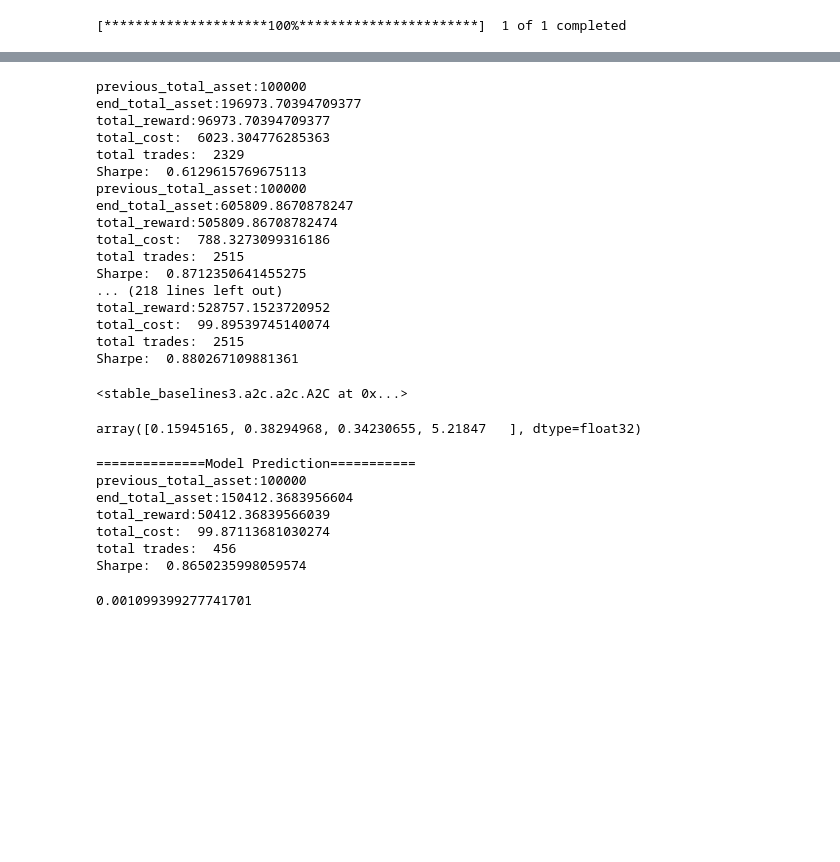
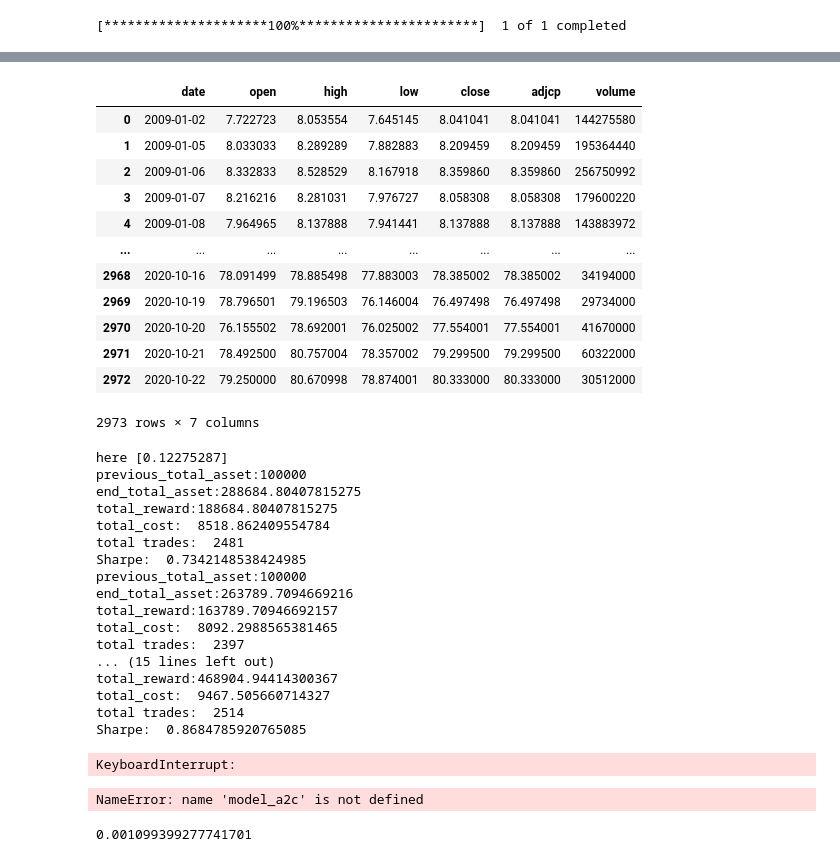
Before and after one commit to siddhi47/rl-project, a Jupyter notebook: notebooks/single-stock.ipynb, the cells around one changed output, grey strips where cells are left out. Drawn from its saved outputs; the diff is of its cells as text; code cells hidden in the pictures; blank space fills up the shorter version.

```diff
--- a/notebooks/single-stock.ipynb
+++ b/notebooks/single-stock.ipynb
@@ -50,3 +47,19 @@ data_df['macd'] = stock['macd']
 # %%
 data_clean = data_df.copy()
+# %%
+data_clean
+# %% [output]
+|  | date | open | high | low | close | adjcp | volume |
+| 0 | 2009-01-02 | 7.722723 | 8.053554 | 7.645145 | 8.041041 | 8.041041 | 144275580 |
+| 1 | 2009-01-05 | 8.033033 | 8.289289 | 7.882883 | 8.209459 | 8.209459 | 195364440 |
+| 2 | 2009-01-06 | 8.332833 | 8.528529 | 8.167918 | 8.359860 | 8.359860 | 256750992 |
+| 3 | 2009-01-07 | 8.216216 | 8.281031 | 7.976727 | 8.058308 | 8.058308 | 179600220 |
+| 4 | 2009-01-08 | 7.964965 | 8.137888 | 7.941441 | 8.137888 | 8.137888 | 143883972 |
+| ... | ... | ... | ... | ... | ... | ... | ... |
+| 2968 | 2020-10-16 | 78.091499 | 78.885498 | 77.883003 | 78.385002 | 78.385002 | 34194000 |
+| 2969 | 2020-10-19 | 78.796501 | 79.196503 | 76.146004 | 76.497498 | 76.497498 | 29734000 |
+| 2970 | 2020-10-20 | 76.155502 | 78.692001 | 76.025002 | 77.554001 | 77.554001 | 41670000 |
+| 2971 | 2020-10-21 | 78.492500 | 80.757004 | 78.357002 | 79.299500 | 79.299500 | 60322000 |
+| 2972 | 2020-10-22 | 79.250000 | 80.670998 | 78.874001 | 80.333000 | 80.333000 | 30512000 |
+2973 rows × 7 columns
 # %%
@@ -56,33 +70,26 @@ train=train.reset_index(drop=True)
 # %%
-
-
-#tensorboard --logdir ./single_stock_tensorboard/
-env_train.reset()
-env_train = DummyVecEnv([lambda: SingleStockEnv(train)])
-model_a2c = A2C('MlpPolicy', env_train, tensorboard_log="./single_stock_trading_2_tensorboard/")
-model_a2c.learn(total_timesteps=100000,tb_log_name="run_aapl_ppo")
-#model.save('AAPL_ppo_100k')
+env_train = DummyVecEnv([lambda: SingleStockEnv(train, feat_list = ['adjcp', 'macd'])])
+print("here",env_train.action_space.sample())
+model = RLModels('a2c', env_train)
+model.train(total_timesteps=100000)
+model.save('AAPL_ppo_100k')
 # %% [output]
+here [0.12275287]
 previous_total_asset:100000
-end_total_asset:196973.70394709377
-total_reward:96973.70394709377
-total_cost:  6023.304776285363
-total trades:  2329
-Sharpe:  0.6129615769675113
+end_total_asset:288684.80407815275
+total_reward:188684.80407815275
+total_cost:  8518.862409554784
+total trades:  2481
+Sharpe:  0.7342148538424985
 previous_total_asset:100000
-end_total_asset:605809.8670878247
-total_reward:505809.86708782474
-total_cost:  788.3273099316186
-total trades:  2515
-Sharpe:  0.8712350641455275
-... (218 lines left out)
-total_reward:528757.1523720952
-total_cost:  99.89539745140074
-total trades:  2515
-Sharpe:  0.880267109881361
+end_total_asset:263789.7094669216
+total_reward:163789.70946692157
+total_cost:  8092.2988565381465
+total trades:  2397
+... (15 lines left out)
+total_reward:468904.94414300367
+total_cost:  9467.505660714327
+total trades:  2514
+Sharpe:  0.8684785920765085
-<stable_baselines3.a2c.a2c.A2C at 0x...>
+KeyboardInterrupt:
-# %%
-env_train.observation_space.sample()
-# %% [output]
-array([0.15945165, 0.38294968, 0.34230655, 5.21847   ], dtype=float32)
 # %%
@@ -91,7 +98,7 @@ test = data_clean[(data_clean.datadate>='2019-01-01') ]
 test=test.reset_index(drop=True)
 # %%
 model = model_a2c
-env_test = DummyVecEnv([lambda: SingleStockEnv(test)])
+env_test = DummyVecEnv([lambda: SingleStockEnv(test, feat_list = ['adjcp', 'macd'])])
 obs_test = env_test.reset()
 print("==============Model Prediction===========")
 for i in range(len(test.index.unique())):
@@ -99,13 +106,7 @@ for i in range(len(test.index.unique())):
     obs_test, rewards, dones, info = env_test.step(action)
     env_test.render()
 # %% [output]
-==============Model Prediction===========
-previous_total_asset:100000
-end_total_asset:150412.3683956604
-total_reward:50412.36839566039
-total_cost:  99.87113681030274
-total trades:  456
-Sharpe:  0.8650235998059574
+NameError: name 'model_a2c' is not defined
 # %%
 def get_DRL_sharpe():
     df_total_value=pd.read_csv('account_value.csv',index_col=0)
```
Also changed, not shown: parts of 11 cells of this notebook, 9 other files.
